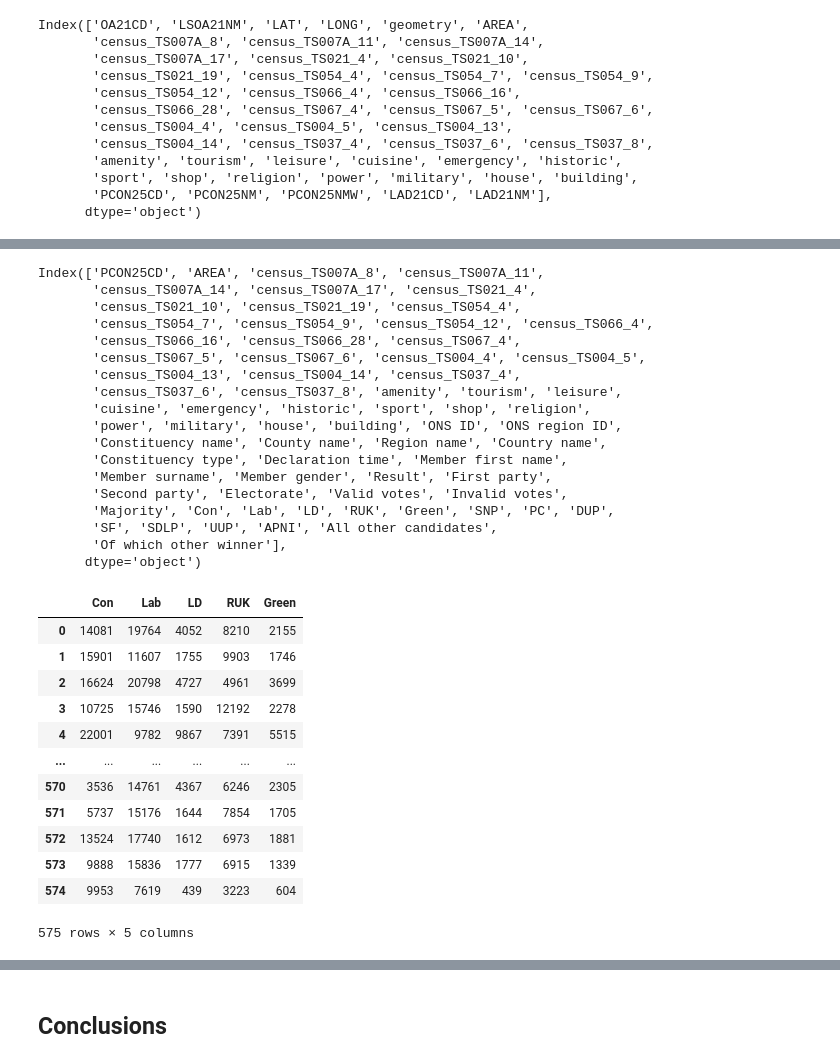
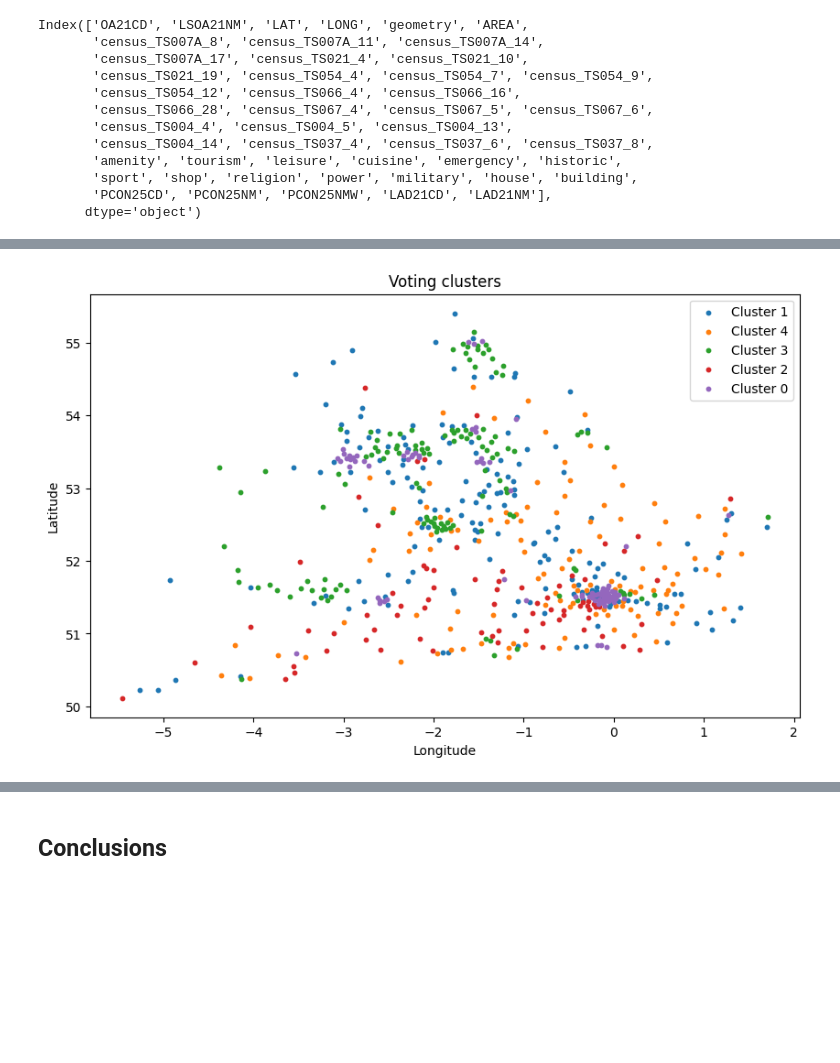
Before and after one commit to sdenyskov/sd995_ads_2024, a Jupyter notebook: notebooks/ads_course_assessment.ipynb, the cells around one changed output, grey strips where cells are left out. Cells and saved outputs as stored; diff of their text form; code cells hidden in the pictures; blank space fills up the shorter version.

```diff
--- a/notebooks/ads_course_assessment.ipynb
+++ b/notebooks/ads_course_assessment.ipynb
@@ -1548,18 +1589,18 @@ columns_to_add = ['PCON25CD', 'PCON25NM', 'PCON25NMW', 'LAD21CD', 'LAD21NM']
 oa2021_gdf = oa2021_gdf.merge(oa_to_pc_df[['OA21CD'] + columns_to_add], how='left', on='OA21CD')
 
 # print(oa2021_gdf.columns)
-oa2021_gdf_features_not_to_sum = ['OA21CD', 'LSOA21NM', 'LAT', 'LONG', 'geometry', 'PCON25CD', 'PCON25NM', 'PCON25NMW', 'LAD21CD', 'LAD21NM']
+oa2021_gdf_features_not_to_sum = ['OA21CD', 'LSOA21NM', 'geometry', 'PCON25CD', 'PCON25NM', 'PCON25NMW', 'LAD21CD', 'LAD21NM']
 oa2021_gdf_features_to_sum = [col for col in oa2021_gdf.columns if col not in oa2021_gdf_features_not_to_sum]
 
 # grouping
-const_df = (
+r = (
     oa2021_gdf.groupby('PCON25CD')
-    .agg({feature: ('sum') for feature in oa2021_gdf_features_to_sum})
+    .agg({feature: (('mean') if feature in ['LAT', 'LONG'] else ('sum')) for feature in oa2021_gdf_features_to_sum})
     .reset_index()  # reseting index to include 'PCON25CD' as a column
 )
 
 # const_df['PCON25CD'] <--> results2024_df['ONS ID']
-const_df = const_df.merge(
+const_df = r.merge(
     results2024_df,
     left_on='PCON25CD',
     right_on='ONS ID',
@@ -1708,37 +1663,6 @@ array([[ 6578,  8868,  8190, ..., 58348, 13623,   915],
-# %%
-const_df.columns
-# %% [output]
-Index(['PCON25CD', 'AREA', 'census_TS007A_8', 'census_TS007A_11',
-       'census_TS007A_14', 'census_TS007A_17', 'census_TS021_4',
-       'census_TS021_10', 'census_TS021_19', 'census_TS054_4',
-       'census_TS054_7', 'census_TS054_9', 'census_TS054_12', 'census_TS066_4',
-       'census_TS066_16', 'census_TS066_28', 'census_TS067_4',
-       'census_TS067_5', 'census_TS067_6', 'census_TS004_4', 'census_TS004_5',
-       'census_TS004_13', 'census_TS004_14', 'census_TS037_4',
-       'census_TS037_6', 'census_TS037_8', 'amenity', 'tourism', 'leisure',
-       'cuisine', 'emergency', 'historic', 'sport', 'shop', 'religion',
-       'power', 'military', 'house', 'building', 'ONS ID', 'ONS region ID',
-       'Constituency name', 'County name', 'Region name', 'Country name',
-       'Constituency type', 'Declaration time', 'Member first name',
-       'Member surname', 'Member gender', 'Result', 'First party',
-       'Second party', 'Electorate', 'Valid votes', 'Invalid votes',
-       'Majority', 'Con', 'Lab', 'LD', 'RUK', 'Green', 'SNP', 'PC', 'DUP',
-       'SF', 'SDLP', 'UUP', 'APNI', 'All other candidates',
-       'Of which other winner'],
-      dtype='object')
-# %%
-const_df[['Con', 'Lab', 'LD', 'RUK', 'Green']] # [['SNP', 'PC', 'DUP', 'SF', 'SDLP', 'UUP', 'APNI']]
-# %% [output]
-|  | Con | Lab | LD | RUK | Green |
-| 0 | 14081 | 19764 | 4052 | 8210 | 2155 |
-| 1 | 15901 | 11607 | 1755 | 9903 | 1746 |
-| 2 | 16624 | 20798 | 4727 | 4961 | 3699 |
-| 3 | 10725 | 15746 | 1590 | 12192 | 2278 |
-| 4 | 22001 | 9782 | 9867 | 7391 | 5515 |
-| ... | ... | ... | ... | ... | ... |
-| 570 | 3536 | 14761 | 4367 | 6246 | 2305 |
-| 571 | 5737 | 15176 | 1644 | 7854 | 1705 |
-| 572 | 13524 | 17740 | 1612 | 6973 | 1881 |
-| 573 | 9888 | 15836 | 1777 | 6915 | 1339 |
-| 574 | 9953 | 7619 | 439 | 3223 | 604 |
-575 rows × 5 columns
+# %%
+labels_df = const_df[['PCON25CD', 'LAT', 'LONG']].copy()
+to_cluster_df = const_df[['Con', 'Lab', 'LD', 'RUK', 'Green', 'PC']].copy()
+labels_df['cluster_v'] = fynesse.assess.kmeans_clusters(to_cluster_df, 5)
+to_cluster_df = const_df[census_column_titles].copy()
+labels_df['cluster_c'] = fynesse.assess.kmeans_clusters(to_cluster_df, 5)
@@ -1744,0 +1671,13 @@ const_df[['Con', 'Lab', 'LD', 'RUK', 'Green']] # [['SNP', 'PC', 'DUP', 'SF', 'SD
+# %%
+plt.figure(figsize=(10, 6))
+for cluster in labels_df['cluster_v'].unique():
+    subset = labels_df[labels_df['cluster_v'] == cluster]
+    plt.scatter(subset['LONG'], subset['LAT'], label=f'Cluster {cluster}', s=10)
+
+plt.title('Voting clusters')
+plt.xlabel('Longitude')
+plt.ylabel('Latitude')
+plt.legend()
+plt.show()
+# %% [output]
+[figure, added]
```
Also changed, not shown: parts of 48 cells of this notebook.
